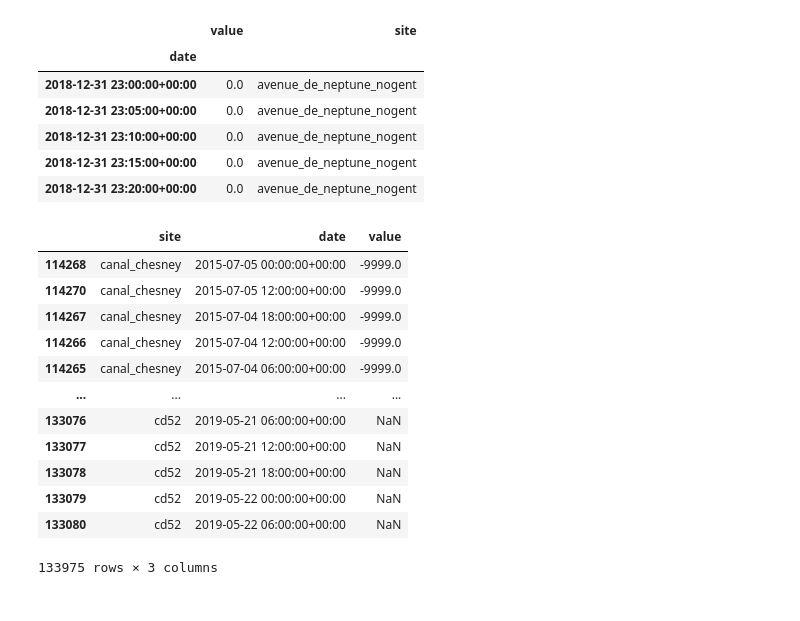
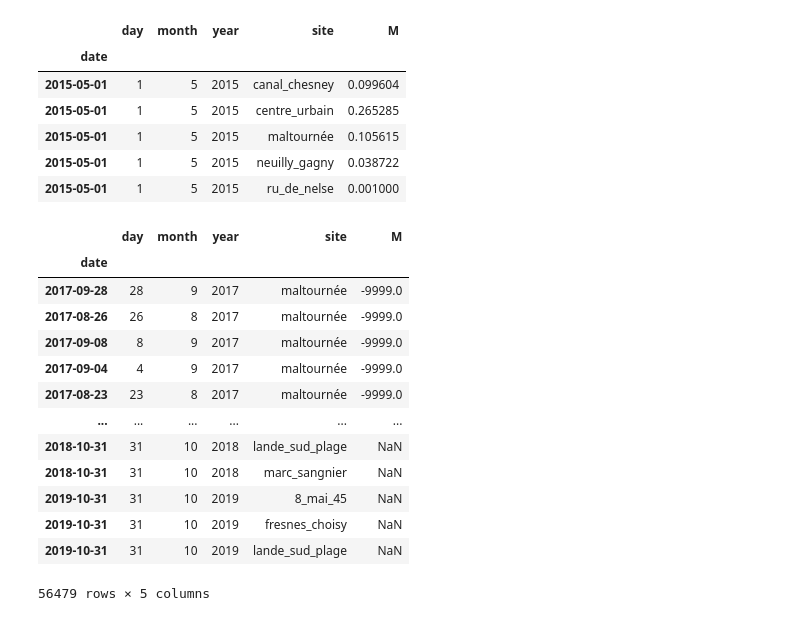
Before and after one commit to mrustl/plattform, a Jupyter notebook: populate_database.ipynb, the cells around one changed output. Saved outputs shown, nothing was run; the diff lists cells and outputs as text; code cells hidden in the pictures.

```diff
--- a/populate_database.ipynb
+++ b/populate_database.ipynb
@@ -51,13 +56,13 @@ for index, row in d.iterrows():
 # %%
-flows = pd.read_csv('D:/DWC_plattform/flows.csv',parse_dates = True, index_col = "date")
+flows = pd.read_csv('D:/DWC_plattform/daily_flows.csv',parse_dates = True, index_col = "date")
 # %%
 flows.head()
 # %% [output]
-|  | value | site |
-| date |  |  |
-| 2018-12-31 23:00:00+00:00 | 0.0 | avenue_de_neptune_nogent |
-| 2018-12-31 23:05:00+00:00 | 0.0 | avenue_de_neptune_nogent |
-| 2018-12-31 23:10:00+00:00 | 0.0 | avenue_de_neptune_nogent |
-| 2018-12-31 23:15:00+00:00 | 0.0 | avenue_de_neptune_nogent |
-| 2018-12-31 23:20:00+00:00 | 0.0 | avenue_de_neptune_nogent |
+|  | day | month | year | site | M |
+| date |  |  |  |  |  |
+| 2015-05-01 | 1 | 5 | 2015 | canal_chesney | 0.099604 |
+| 2015-05-01 | 1 | 5 | 2015 | centre_urbain | 0.265285 |
+| 2015-05-01 | 1 | 5 | 2015 | maltournée | 0.105615 |
+| 2015-05-01 | 1 | 5 | 2015 | neuilly_gagny | 0.038722 |
+| 2015-05-01 | 1 | 5 | 2015 | ru_de_nelse | 0.001000 |
 # %%
@@ -73,18 +78,19 @@ d = aggregates.reset_index()
 # %%
-d.value = d.value.round(3)
+flows.M = flows.M.round(3)
 # %%
-d.sort_values(by = "value")
+flows.sort_values(by = "M")
 # %% [output]
-|  | site | date | value |
-| 114268 | canal_chesney | 2015-07-05 00:00:00+00:00 | -9999.0 |
-| 114270 | canal_chesney | 2015-07-05 12:00:00+00:00 | -9999.0 |
-| 114267 | canal_chesney | 2015-07-04 18:00:00+00:00 | -9999.0 |
-| 114266 | canal_chesney | 2015-07-04 12:00:00+00:00 | -9999.0 |
-| 114265 | canal_chesney | 2015-07-04 06:00:00+00:00 | -9999.0 |
-| ... | ... | ... | ... |
-| 133076 | cd52 | 2019-05-21 06:00:00+00:00 | NaN |
-| 133077 | cd52 | 2019-05-21 12:00:00+00:00 | NaN |
-| 133078 | cd52 | 2019-05-21 18:00:00+00:00 | NaN |
-| 133079 | cd52 | 2019-05-22 00:00:00+00:00 | NaN |
-| 133080 | cd52 | 2019-05-22 06:00:00+00:00 | NaN |
+|  | day | month | year | site | M |
+| date |  |  |  |  |  |
+| 2017-09-28 | 28 | 9 | 2017 | maltournée | -9999.0 |
+| 2017-08-26 | 26 | 8 | 2017 | maltournée | -9999.0 |
+| 2017-09-08 | 8 | 9 | 2017 | maltournée | -9999.0 |
+| 2017-09-04 | 4 | 9 | 2017 | maltournée | -9999.0 |
+| 2017-08-23 | 23 | 8 | 2017 | maltournée | -9999.0 |
+| ... | ... | ... | ... | ... | ... |
+| 2018-10-31 | 31 | 10 | 2018 | lande_sud_plage | NaN |
+| 2018-10-31 | 31 | 10 | 2018 | marc_sangnier | NaN |
+| 2019-10-31 | 31 | 10 | 2019 | 8_mai_45 | NaN |
+| 2019-10-31 | 31 | 10 | 2019 | fresnes_choisy | NaN |
+| 2019-10-31 | 31 | 10 | 2019 | lande_sud_plage | NaN |
-133975 rows × 3 columns
+56479 rows × 5 columns
```
Also changed, not shown: parts of 25 cells of this notebook, 6 other files.
